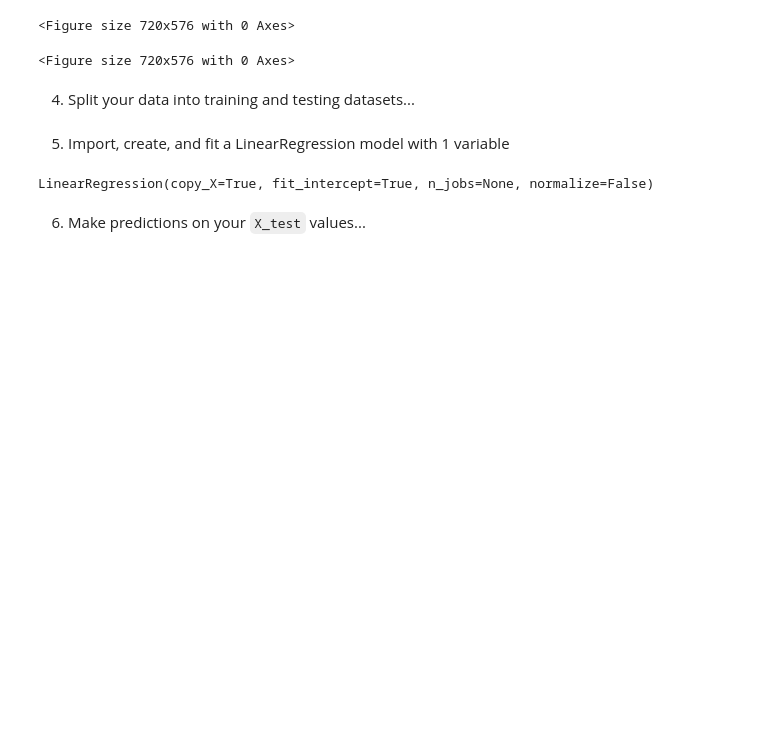
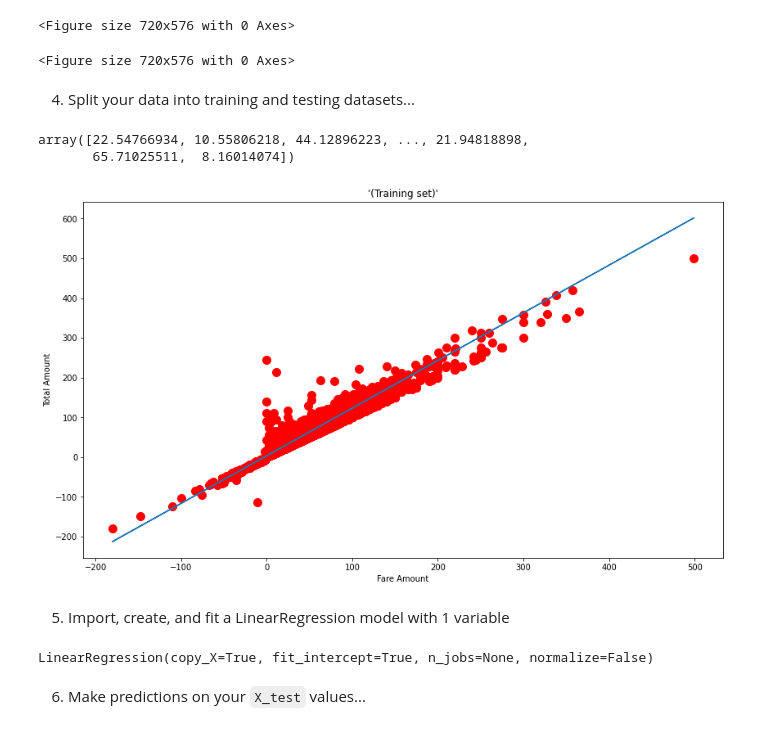
Before and after one commit to ibedoor/machine-learning, a Jupyter notebook: 02_assignment.ipynb, the cells around one changed output. Saved outputs shown, nothing was run; the diff lists cells and outputs as text; code cells hidden in the pictures; blank space fills up the shorter version.

```diff
--- a/02_assignment.ipynb
+++ b/02_assignment.ipynb
@@ -101,3 +106,21 @@ plt.figure(figsize=(10,8))
+# %%
+y_pred_rain=lr.predict(pd.DataFrame(X_train))
+y_pred_rain
+# %% [output]
+array([22.54766934, 10.55806218, 44.12896223, ..., 21.94818898,
+       65.71025511,  8.16014074])
+# %%
+import matplotlib.pyplot as plt
+plt.figure(figsize=(14,8))
+c =
+plt.scatter(x=X_train, y=y_train, color ="red", s=100)
+plt.plot(X_train,y_pred_rain)
+plt.title("'(Training set)'")
+plt.xlabel("Fare Amount")
+plt.ylabel("Total Amount")
+plt.show()
+# %% [output]
+[figure, added]
 # %%
 from sklearn.model_selection import train_test_split
 
```
Also changed, not shown: parts of 6 cells of this notebook.
